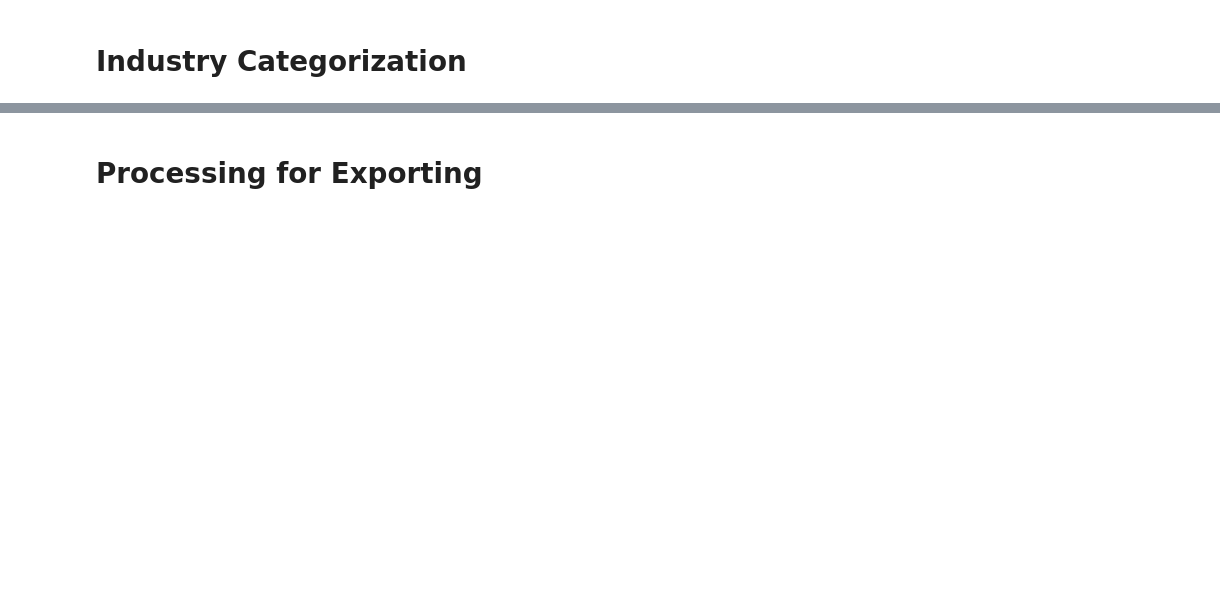
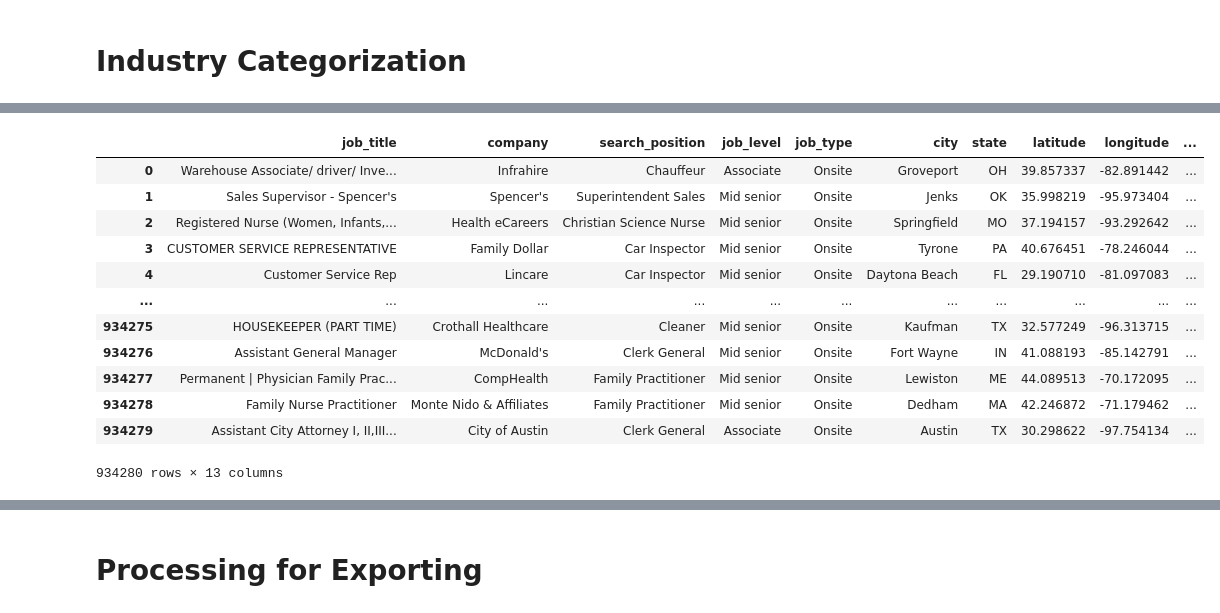
Before and after one commit to sss1lva21/Cse-412, a Jupyter notebook: Data/Processed Data/Data_Cleaning.ipynb, the cells around one changed output, grey strips where cells are left out. Saved outputs shown, nothing was run; the diff lists cells and outputs as text; code cells hidden in the pictures; blank space fills up the shorter version.

```diff
--- a/Data/Processed Data/Data_Cleaning.ipynb
+++ b/Data/Processed Data/Data_Cleaning.ipynb
@@ -292,0 +293,16 @@ df.head(10)
+# %%
+df
+# %% [output]
+|  | job_title | company | search_position | job_level | job_type | city | state | latitude | longitude | ... |
+| 0 | Warehouse Associate/ driver/ Inve... | Infrahire | Chauffeur | Associate | Onsite | Groveport | OH | 39.857337 | -82.891442 | ... |
+| 1 | Sales Supervisor - Spencer's | Spencer's | Superintendent Sales | Mid senior | Onsite | Jenks | OK | 35.998219 | -95.973404 | ... |
+| 2 | Registered Nurse (Women, Infants,... | Health eCareers | Christian Science Nurse | Mid senior | Onsite | Springfield | MO | 37.194157 | -93.292642 | ... |
+| 3 | CUSTOMER SERVICE REPRESENTATIVE | Family Dollar | Car Inspector | Mid senior | Onsite | Tyrone | PA | 40.676451 | -78.246044 | ... |
+| 4 | Customer Service Rep | Lincare | Car Inspector | Mid senior | Onsite | Daytona Beach | FL | 29.190710 | -81.097083 | ... |
+| ... | ... | ... | ... | ... | ... | ... | ... | ... | ... | ... |
+| 934275 | HOUSEKEEPER (PART TIME) | Crothall Healthcare | Cleaner | Mid senior | Onsite | Kaufman | TX | 32.577249 | -96.313715 | ... |
+| 934276 | Assistant General Manager | McDonald's | Clerk General | Mid senior | Onsite | Fort Wayne | IN | 41.088193 | -85.142791 | ... |
+| 934277 | Permanent | Physician Family Prac... | CompHealth | Family Practitioner | Mid senior | Onsite | Lewiston | ME | 44.089513 | -70.172095 | ... |
+| 934278 | Family Nurse Practitioner | Monte Nido & Affiliates | Family Practitioner | Mid senior | Onsite | Dedham | MA | 42.246872 | -71.179462 | ... |
+| 934279 | Assistant City Attorney I, II,III... | City of Austin | Clerk General | Associate | Onsite | Austin | TX | 30.298622 | -97.754134 | ... |
+934280 rows × 13 columns
```
Also changed, not shown: parts of 12 cells of this notebook, 35 other files.
